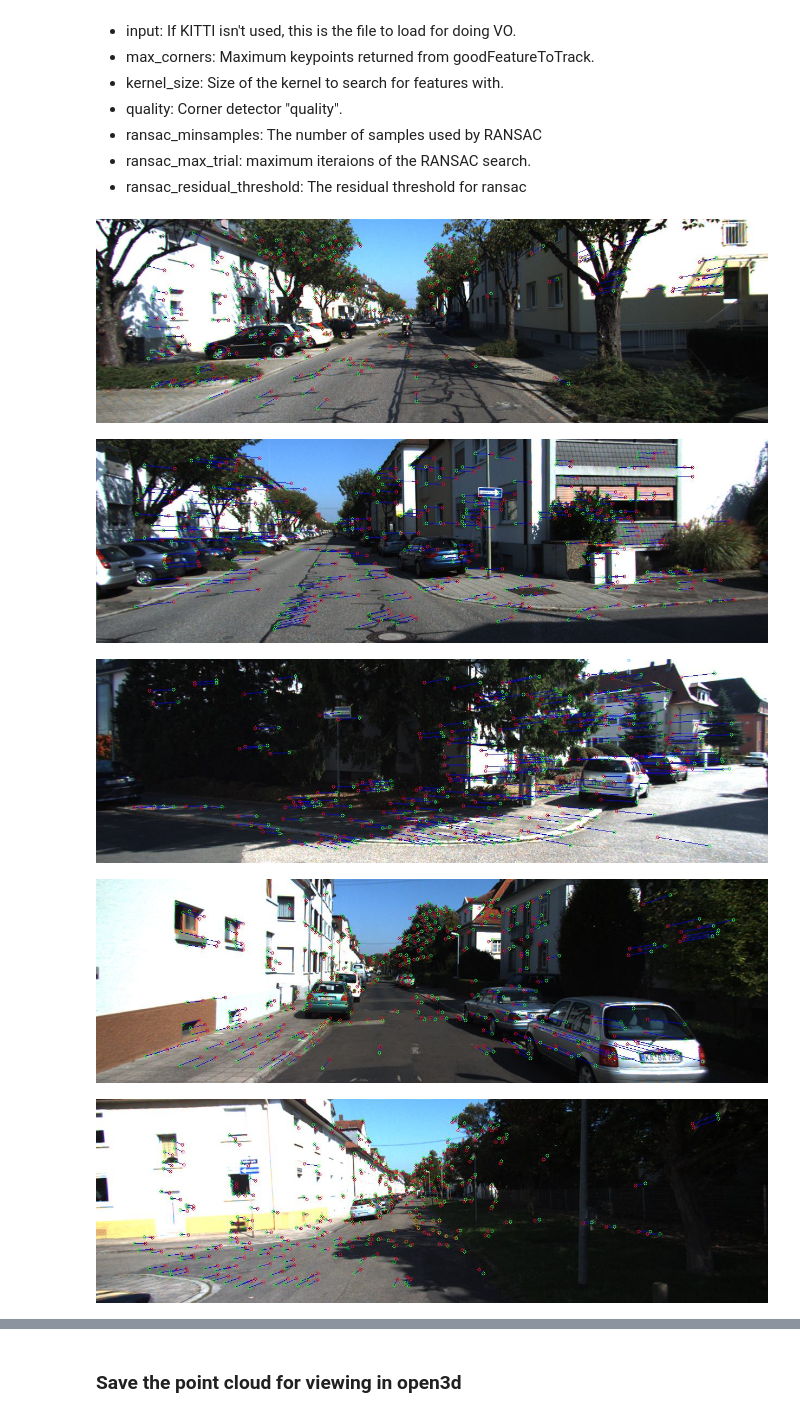
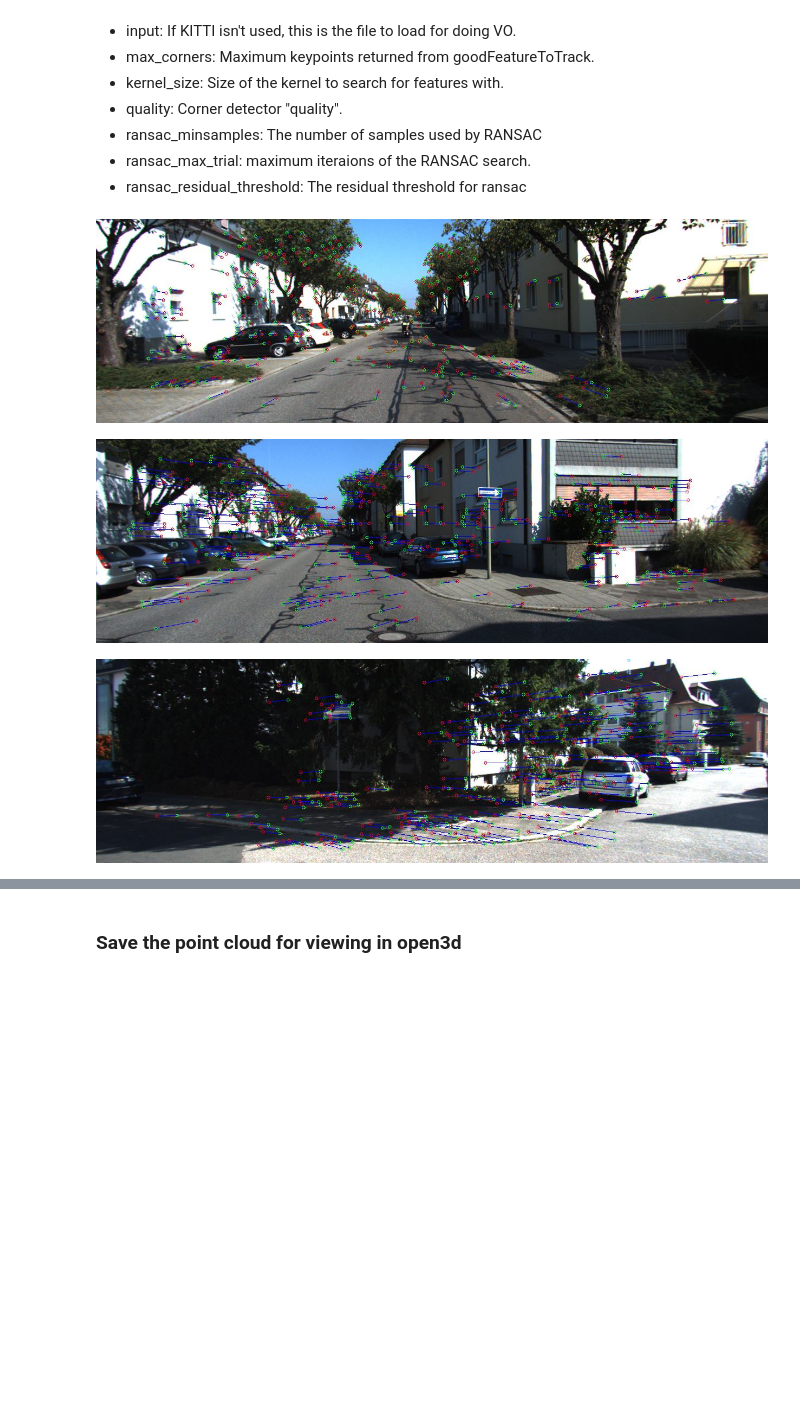
Before and after one commit to hpennington/mono-visual-odometry, a Jupyter notebook: src/visual_odometry.ipynb, the cells around one changed output, grey strips where cells are left out. Cells and saved outputs as stored; diff of their text form; code cells hidden in the pictures; blank space fills up the shorter version.

```diff
--- a/src/visual_odometry.ipynb
+++ b/src/visual_odometry.ipynb
@@ -187,18 +187,14 @@ while (KITTI == True and i < len(train_image_names)) or (cap is not None and cap
 
                 try:
                     E = fundamentalToEssential(F)
-                    R, t = extract_pose(E, K, norm_pairs[0, 0], norm_pairs[0, 1])
-                    t = t.flatten()
-
+                    R, t = extract_pose(E, norm_pairs[0, 0], norm_pairs[0, 1])
 
                     R_abs = np.dot(R, R_abs)
                     tt = t
                     tt *= tscale
-                    # tt[0] = -tt[0]
                     t_abs = t_abs + R_abs.dot((tt))
+                    t_abs_all.append(t_abs)
 
-                    # print(t_abs)
-                    t_abs_all.append(t_abs)
                     if KITTI == True:
                         t_abs_gt.append(label[:3, 3])
 
@@ -253,35 +249,33 @@ while (KITTI == True and i < len(train_image_names)) or (cap is not None and cap
                 max_corners,
                 quality,
                 kernel_size
             )
 
             keypoints = [cv2.KeyPoint(x=x[0][0], y=x[0][1], size=keypoint_size) for x in last_corners]
             last_kps, last_descriptors = orb.compute(im, keypoints)
         else:
             last_corners = corners
             last_kps, last_descriptors = kps, descriptors
 
         cv2.imshow('im1', im_original)
         key = cv2.waitKey(1)
         if key & 0xFF == ord('q'):
             break
 
         if (i > 99 and i % 100 == 0) or (i > 0 and i < 11 and i % 10 == 0):
             display_mat(cv2.cvtColor(im_original, cv2.COLOR_BGR2RGB))
 
         t1 = time.time()
         i += 1
 
     else:
         break
 
 cv2.destroyAllWindows()
 cv2.waitKey(4)
 if KITTI == False:
     cap.release()
 # %% [output]
-[figure, old version]
+[figure, new version]
-[figure, old version]
+[figure, new version]
-[figure, old version]
+[figure, new version]
-[figure, removed]
-[figure, removed]
```
Also changed, not shown: parts of 3 cells of this notebook, 3 other files.
